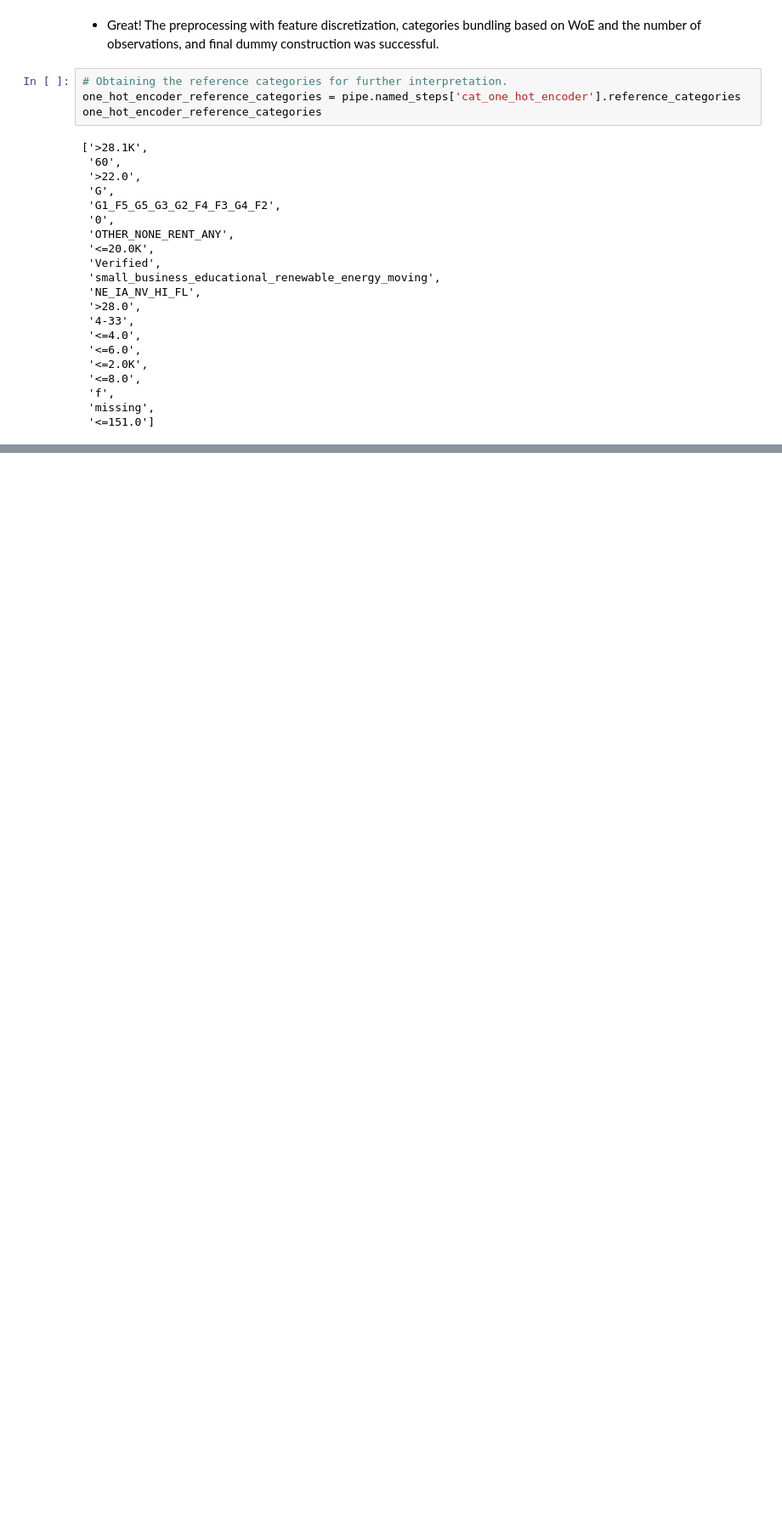
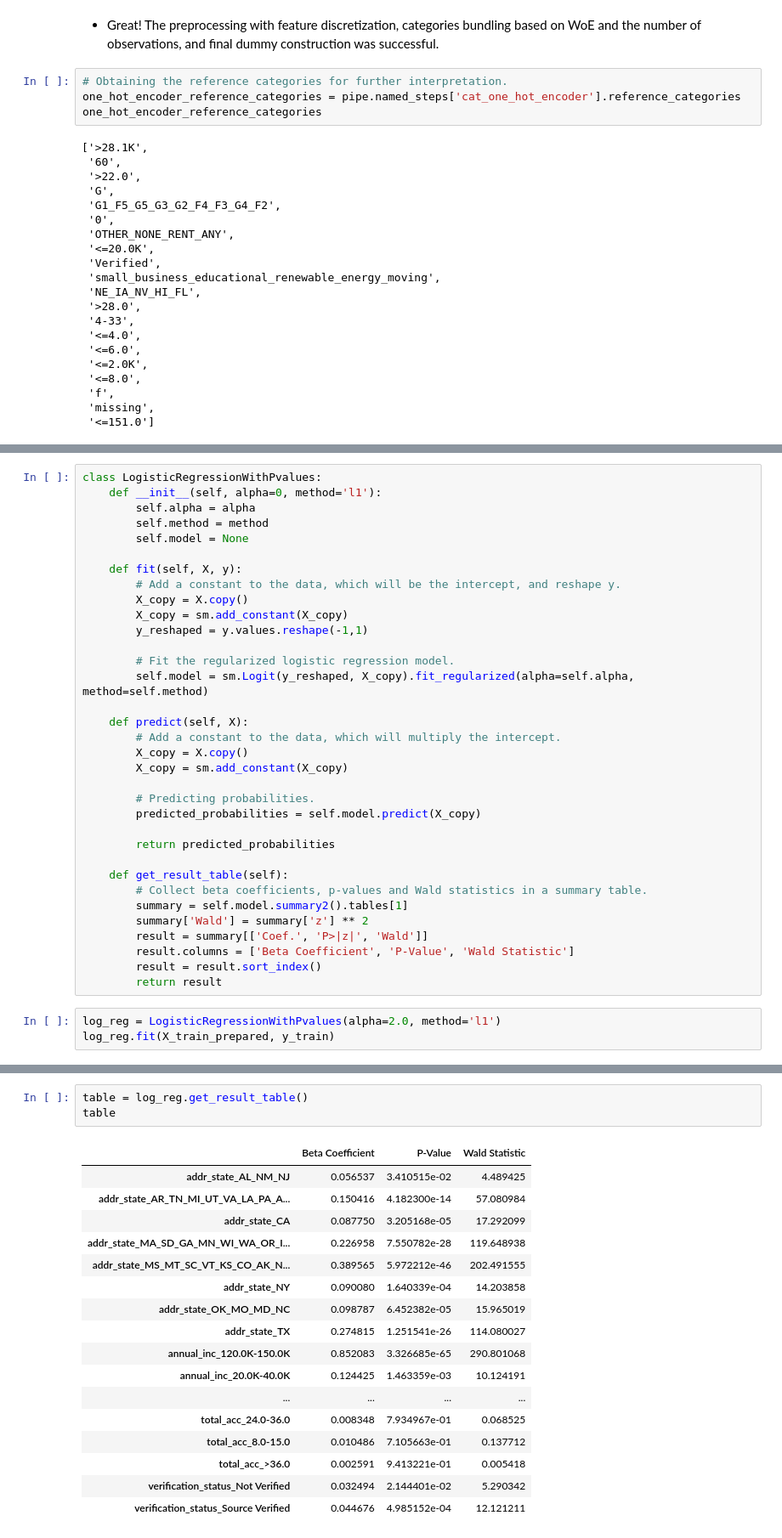
Before and after one commit to allmeidaapedro/Lending-Club-Credit-Scoring, a Jupyter notebook: notebooks/3_pd_modeling.ipynb, the cells around one changed output, grey strips where cells are left out. Shown at 85% size. Drawn from its saved outputs; the diff is of its cells as text; blank space fills up the shorter version.

Commit message:
Construct logistic regression with p-values

```diff
--- a/notebooks/3_pd_modeling.ipynb
+++ b/notebooks/3_pd_modeling.ipynb
@@ -398,0 +430,37 @@ one_hot_encoder_reference_categories
+# %%
+class LogisticRegressionWithPvalues:
+    def __init__(self, alpha=0, method='l1'):
+        self.alpha = alpha
+        self.method = method
+        self.model = None
+
+    def fit(self, X, y):
+        # Add a constant to the data, which will be the intercept, and reshape y.
+        X_copy = X.copy()
+        X_copy = sm.add_constant(X_copy)
+        y_reshaped = y.values.reshape(-1,1)
+
+        # Fit the regularized logistic regression model.
+        self.model = sm.Logit(y_reshaped, X_copy).fit_regularized(alpha=self.alpha, method=self.method)
+
+    def predict(self, X):
+        # Add a constant to the data, which will multiply the intercept.
+        X_copy = X.copy()
+        X_copy = sm.add_constant(X_copy)
+
+        # Predicting probabilities.
+        predicted_probabilities = self.model.predict(X_copy)
+
+        return predicted_probabilities
+
+    def get_result_table(self):
+        # Collect beta coefficients, p-values and Wald statistics in a summary table.
+        summary = self.model.summary2().tables[1]
+        summary['Wald'] = summary['z'] ** 2
+        result = summary[['Coef.', 'P>|z|', 'Wald']]
+        result.columns = ['Beta Coefficient', 'P-Value', 'Wald Statistic']
+        result = result.sort_index()
+        return result
+# %%
+log_reg = LogisticRegressionWithPvalues(alpha=2.0, method='l1')
+log_reg.fit(X_train_prepared, y_train)
@@ -398,0 +473,21 @@ one_hot_encoder_reference_categories
+# %%
+table = log_reg.get_result_table()
+table
+# %% [output]
+|  | Beta Coefficient | P-Value | Wald Statistic |
+| addr_state_AL_NM_NJ | 0.056537 | 3.410515e-02 | 4.489425 |
+| addr_state_AR_TN_MI_UT_VA_LA_PA_A... | 0.150416 | 4.182300e-14 | 57.080984 |
+| addr_state_CA | 0.087750 | 3.205168e-05 | 17.292099 |
+| addr_state_MA_SD_GA_MN_WI_WA_OR_I... | 0.226958 | 7.550782e-28 | 119.648938 |
+| addr_state_MS_MT_SC_VT_KS_CO_AK_N... | 0.389565 | 5.972212e-46 | 202.491555 |
+| addr_state_NY | 0.090080 | 1.640339e-04 | 14.203858 |
+| addr_state_OK_MO_MD_NC | 0.098787 | 6.452382e-05 | 15.965019 |
+| addr_state_TX | 0.274815 | 1.251541e-26 | 114.080027 |
+| annual_inc_120.0K-150.0K | 0.852083 | 3.326685e-65 | 290.801068 |
+| annual_inc_20.0K-40.0K | 0.124425 | 1.463359e-03 | 10.124191 |
+| ... | ... | ... | ... |
+| total_acc_24.0-36.0 | 0.008348 | 7.934967e-01 | 0.068525 |
+| total_acc_8.0-15.0 | 0.010486 | 7.105663e-01 | 0.137712 |
+| total_acc_>36.0 | 0.002591 | 9.413221e-01 | 0.005418 |
+| verification_status_Not Verified | 0.032494 | 2.144401e-02 | 5.290342 |
+| verification_status_Source Verified | 0.044676 | 4.985152e-04 | 12.121211 |
```
Also changed, not shown: parts of 6 cells of this notebook, 1 other file.
